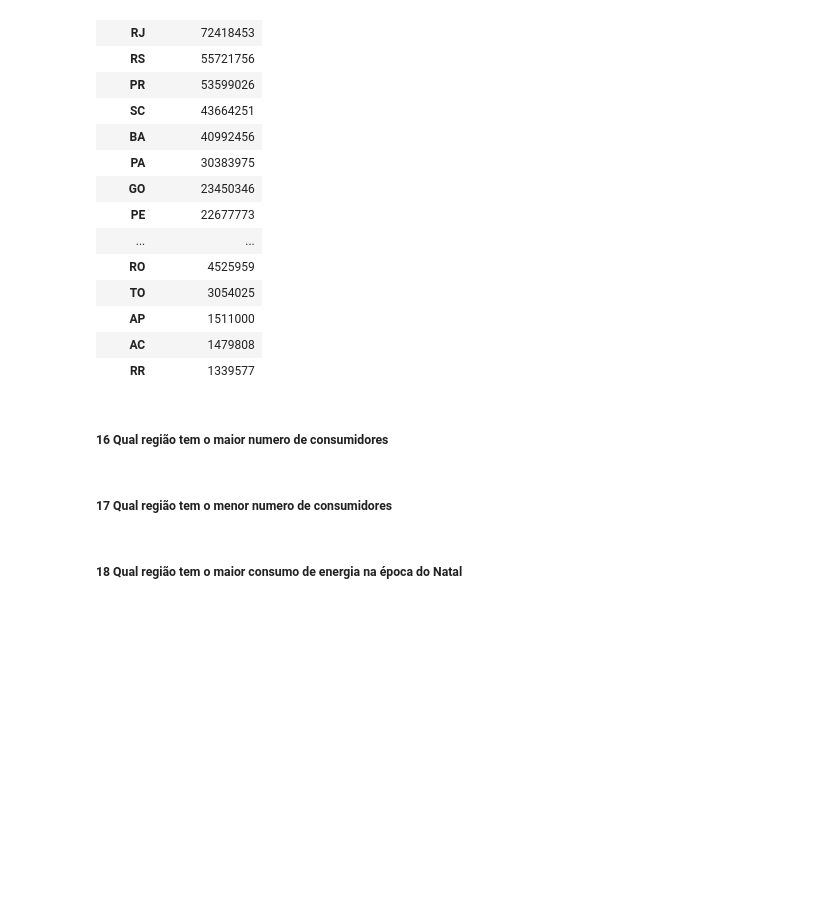
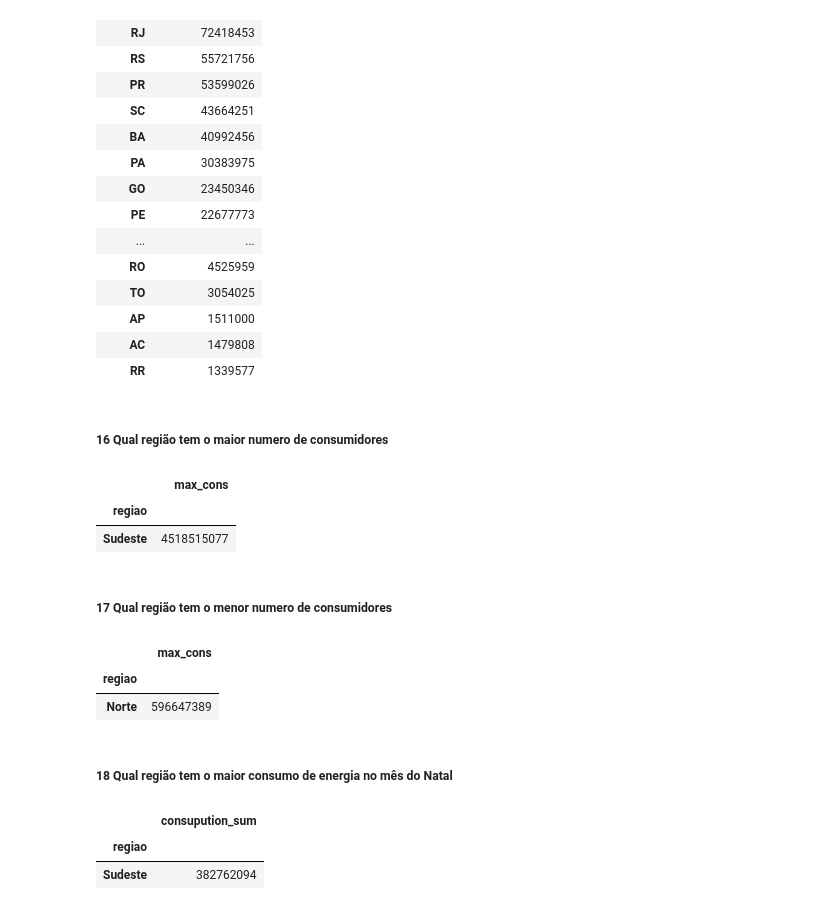
Before and after one commit to pbelfort/trabalho_ciencia_de_dados, a Jupyter notebook: notebook/tp.ipynb, the cells around one changed output. Drawn from its saved outputs; the diff is of its cells as text; code cells hidden in the pictures; blank space fills up the shorter version.

```diff
--- a/notebook/tp.ipynb
+++ b/notebook/tp.ipynb
@@ -445,7 +445,44 @@ carnival_data.groupby('sigla_uf').agg(
 | RR | 1339577 |
 # %% [markdown]
 ##### 16 Qual região tem o maior numero de consumidores
+# %%
+max_sum_consumo = processed_dataset.groupby('regiao').agg(
+    max_cons=('consumo', sum)
+)
+
+headOne = max_sum_consumo.sort_values(by='max_cons', ascending=False).head(1)
+
+headOne
+# %% [output]
+|  | max_cons |
+| regiao |  |
+| Sudeste | 4518515077 |
 # %% [markdown]
 ##### 17 Qual região tem o menor numero de consumidores
+# %%
+min_sum_consumo = processed_dataset.groupby('regiao').agg(
+    max_cons=('consumo', sum)
+)
+
+headTail = max_sum_consumo.sort_values(by='max_cons', ascending=False).tail(1)
+
+headTail
+# %% [output]
+|  | max_cons |
+| regiao |  |
+| Norte | 596647389 |
 # %% [markdown]
-##### 18 Qual região tem o maior consumo de energia na época do Natal
+##### 18 Qual região tem o maior consumo de energia no mês do Natal
+# %%
+christmas_data = processed_dataset.query("mes == 12")
+
+christmas_data.groupby('regiao').agg(
+    consupution_sum = ('consumo',sum)
+    ).sort_values(
+        by = 'consupution_sum',
+        ascending=False
+        ).head(1)
+# %% [output]
+|  | consupution_sum |
+| regiao |  |
+| Sudeste | 382762094 |
```
Also changed, not shown: parts of 1 cell of this notebook.
